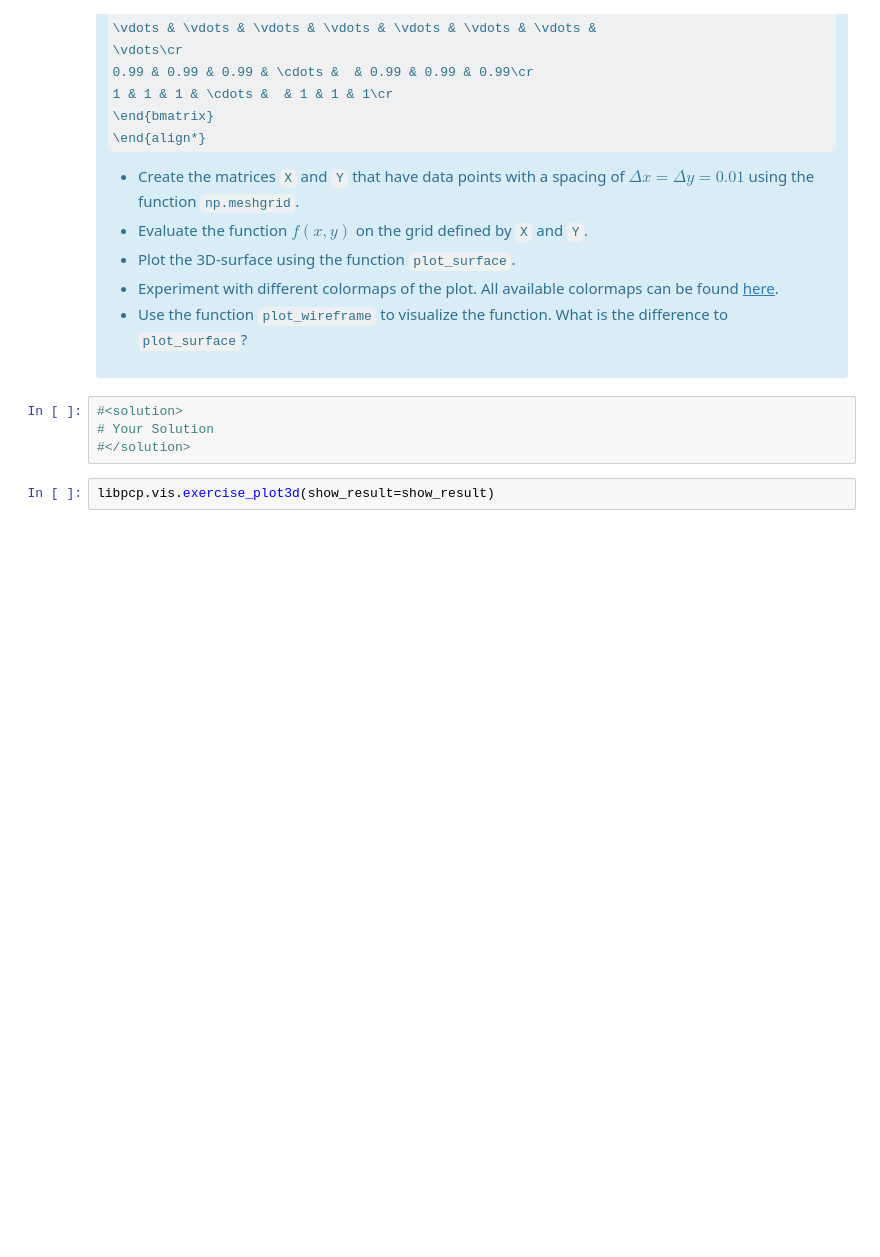
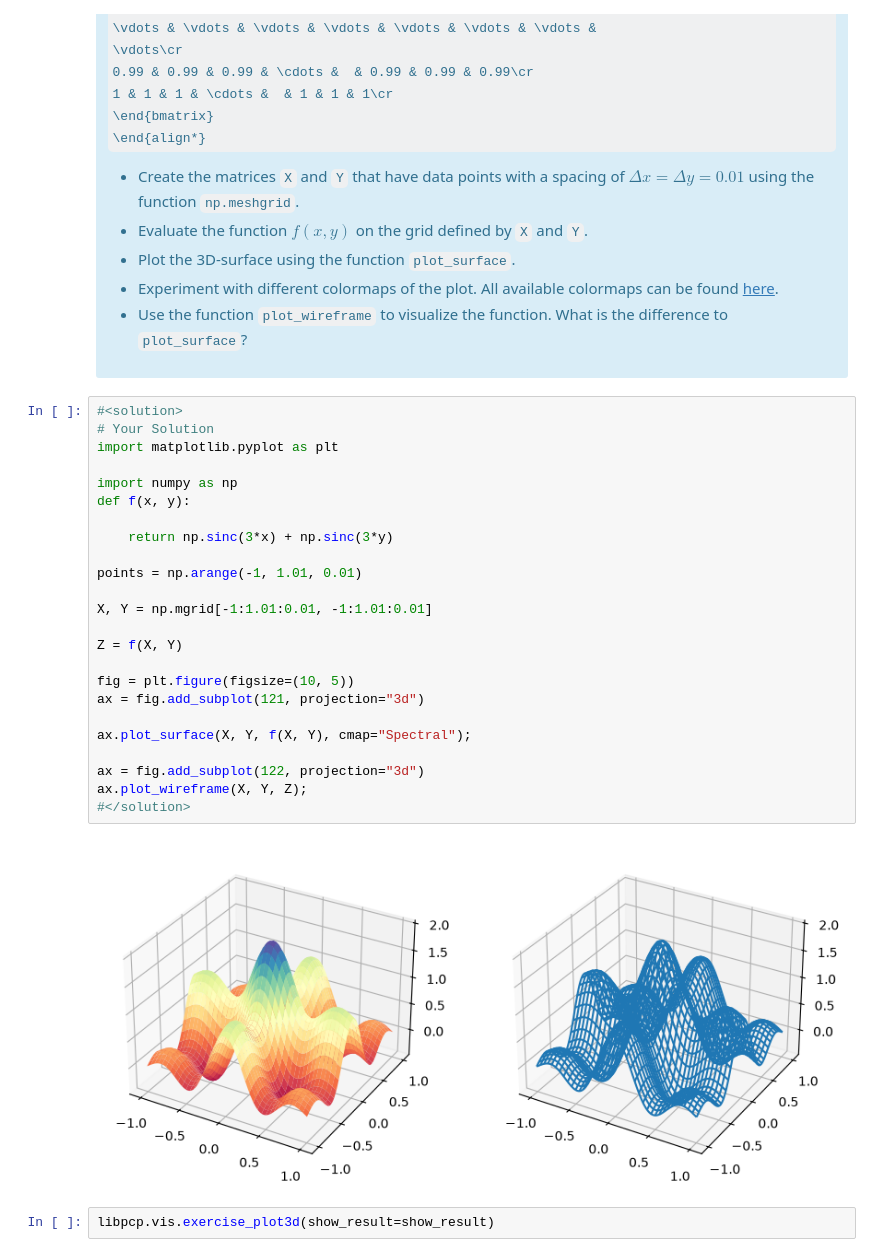
Before and after one commit to jasonvla/PCP, a Jupyter notebook: PCP_05_vis.ipynb, the cells around one changed output. Cells and saved outputs as stored; diff of their text form; some formulas as TeX source; blank space fills up the shorter version.

```diff
--- a/PCP_05_vis.ipynb
+++ b/PCP_05_vis.ipynb
@@ -387,10 +439,32 @@ The $\mathrm{sinc}$-function (<code>np.sinc</code>) is defined by $\mathrm{sinc}
 <li> Use the function <code>plot_wireframe</code> to visualize the function. What is the difference to <code>plot_surface</code>?</li>
 </ul>
 </div>
-# %%
-#<solution>
-# Your Solution
-#</solution>
+# %%
+#<solution>
+# Your Solution
+import matplotlib.pyplot as plt
+
+import numpy as np
+def f(x, y):
+
+    return np.sinc(3*x) + np.sinc(3*y)
+
+points = np.arange(-1, 1.01, 0.01)
+
+X, Y = np.mgrid[-1:1.01:0.01, -1:1.01:0.01]
+
+Z = f(X, Y)
+
+fig = plt.figure(figsize=(10, 5))
+ax = fig.add_subplot(121, projection="3d")
+
+ax.plot_surface(X, Y, f(X, Y), cmap="Spectral");
+
+ax = fig.add_subplot(122, projection="3d")
+ax.plot_wireframe(X, Y, Z);
+#</solution>
+# %% [output]
+[figure, added]
 # %%
 libpcp.vis.exercise_plot3d(show_result=show_result)
 # %% [output]
```
Also changed, not shown: parts of 4 cells of this notebook, 4 other files.
